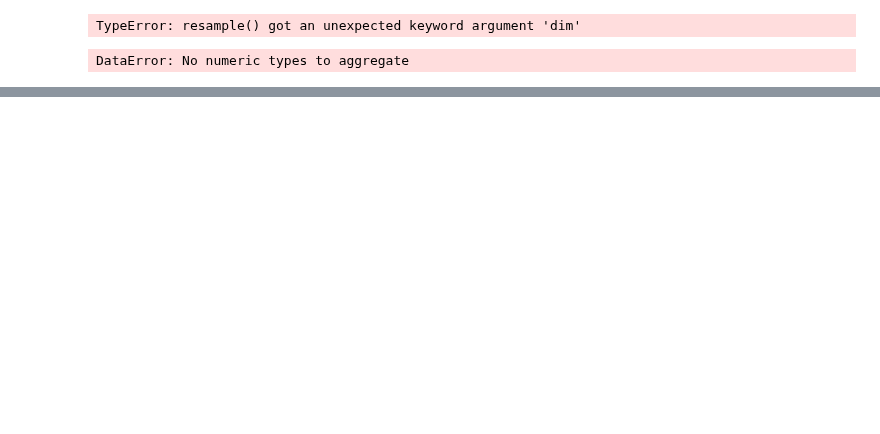
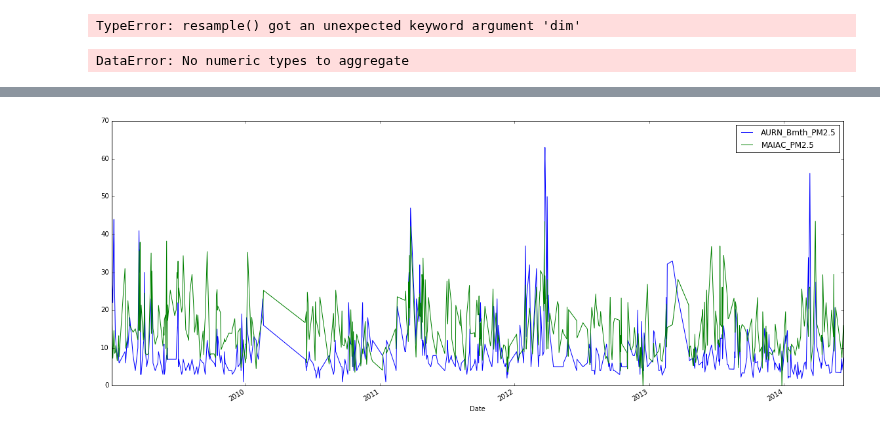
Before and after one commit to annalisasheehan/masters, a Jupyter notebook: AURN_Validation.ipynb, the cells around one changed output, grey strips where cells are left out. Drawn from its saved outputs; the diff is of its cells as text; code cells hidden in the pictures; blank space fills up the shorter version.

Commit message:
Code for extracting/merging Bournemouth AURN data to the MAIAC data for the same site.

```diff
--- a/AURN_Validation.ipynb
+++ b/AURN_Validation.ipynb
@@ -285,0 +341,2 @@ DataError: No numeric types to aggregate
+# %%
+AURN_Bmth = AURN_Bmth.set_index('timestamp')
@@ -285,0 +363,3 @@ DataError: No numeric types to aggregate
+# %%
+result = pd.merge(AURN_Bmth, MAIAC_Bmth, left_index=True, right_index=True).reset_index().rename(columns={'data':'MAIAC_PM2.5', 'index':'Date', 'Date':'Delete',
+                                                                                                          'PM2.5 particulate matter (Daily measured)':'AURN_Bmth_PM2.5'})
@@ -285,0 +381,9 @@ DataError: No numeric types to aggregate
+# %%
+result = result.set_index('Date')
+# %%
+result = result[['AURN_Bmth_PM2.5', 'MAIAC_PM2.5']].dropna()
+# %%
+result.plot(figsize=(20, 8))
+savefig(r'D:\Annies_Dissertation\Analysis\Bmth_validation_graph.jpeg')
+# %% [output]
+[figure, added]
```
Also changed, not shown: parts of 16 cells of this notebook.
